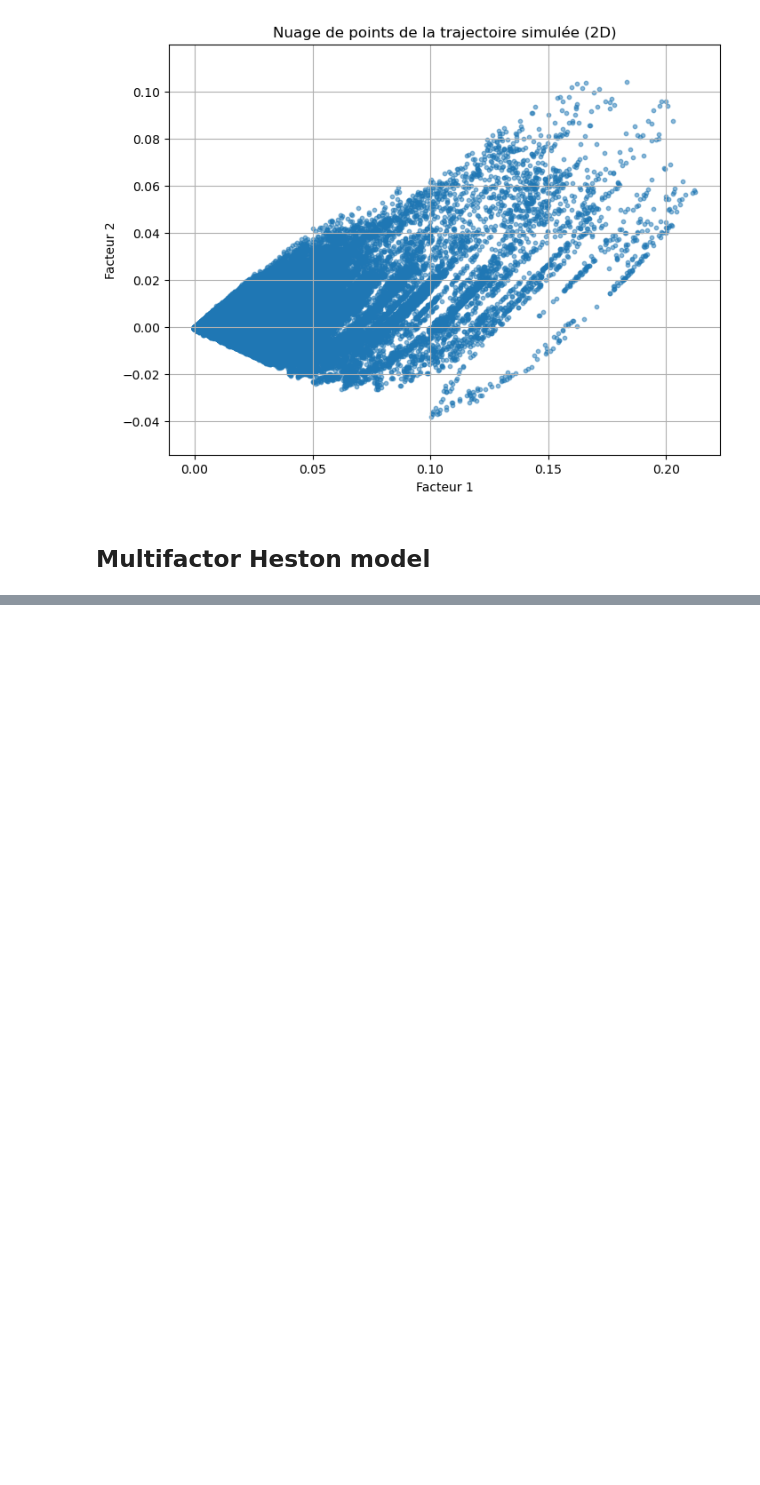
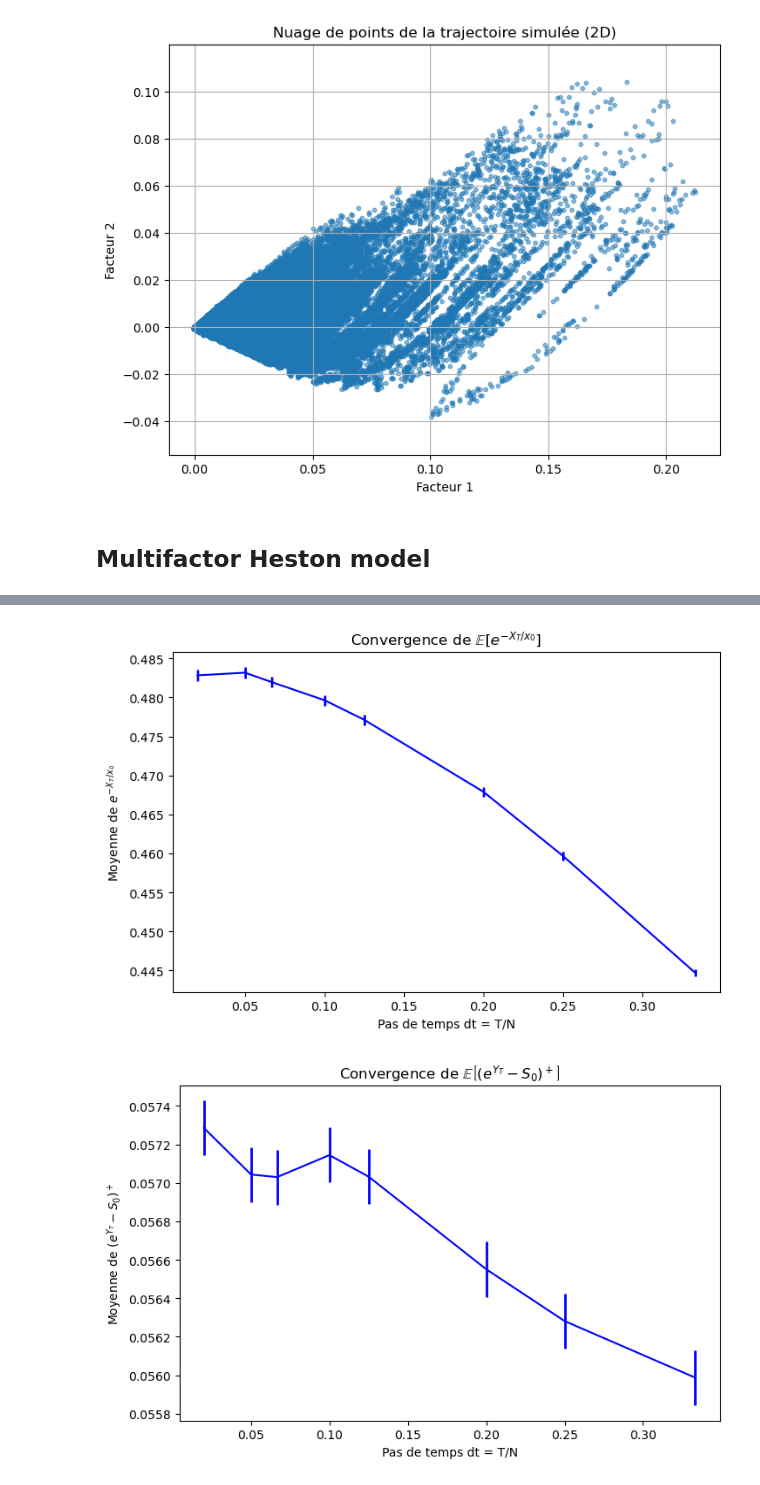
Before and after one commit to maxence2508/stage-cermics, a Jupyter notebook: second-order-schemes-for-multifactor-cir-and-heston-models.ipynb, the cells around one changed output, grey strips where cells are left out. Saved outputs shown, nothing was run; the diff lists cells and outputs as text; code cells hidden in the pictures; blank space fills up the shorter version.

```diff
--- a/second-order-schemes-for-multifactor-cir-and-heston-models.ipynb
+++ b/second-order-schemes-for-multifactor-cir-and-heston-models.ipynb
@@ -578,0 +784,66 @@ plt.show()
+# %%
+T = 1.0       # maturité 1 an
+n_sim = 10**6  # nombre de simulations
+
+N_values = [3, 4, 5, 8, 10, 15, 20, 50]
+
+means_exp_negX = []
+stds_exp_negX = []
+
+means_call = []
+stds_call = []
+
+means_weighted_call = []
+stds_weighted_call = []
+
+for N in N_values:
+    X, Y, S = heston.simulate_path(T, N, n_simulation=n_sim)
+    X_T = X[-1]  # dernière date (shape = (n_sim, dim))
+    y_T = Y[-1]  # log S_T
+
+    # Calcul de x = x0 + sum gamma_j * X_j
+    x_vals = x0 + np.dot(X_T, gamma)
+
+    # 1) e^{-X_T / x0}
+    vals_exp_negX = np.exp(-x_vals / x0)
+    means_exp_negX.append(np.mean(vals_exp_negX))
+    stds_exp_negX.append(np.std(vals_exp_negX))
+
+    # 2) (e^{Y_T} - S0)^+
+    call_payoff = np.maximum(np.exp(y_T) - S0, 0)
+    means_call.append(np.mean(call_payoff))
+    stds_call.append(np.std(call_payoff))
+
+    # 3) (X_T / x0) * (e^{Y_T} - S0)^+
+    weighted_call = (x_vals / x0) * call_payoff
+    means_weighted_call.append(np.mean(weighted_call))
+    stds_weighted_call.append(np.std(weighted_call))
+
+dt_values = T / np.array(N_values)
+
+def plot_with_CI(x, means, stds, ylabel, title):
+    ci = 1.96 * np.array(stds) / np.sqrt(n_sim)
+    plt.figure(figsize=(8, 5))
+    # Pas de points, pas de "caps" horizontaux
+    plt.errorbar(x, means, yerr=ci, fmt='none', ecolor='blue', capsize=0, elinewidth=2)
+    plt.plot(x, means, color='blue')  # trace juste la moyenne en ligne continue
+    plt.xlabel('Pas de temps dt = T/N')
+    plt.ylabel(ylabel)
+    plt.title(title)
+    plt.grid(False)
+    plt.show()
+
+plot_with_CI(dt_values, means_exp_negX, stds_exp_negX,
+             r'Moyenne de $e^{-X_T/x_0}$',
+             r'Convergence de $\mathbb{E}\left[e^{-X_T/x_0}\right]$')
+
+plot_with_CI(dt_values, means_call, stds_call,
+             r'Moyenne de $(e^{Y_T} - S_0)^+$',
+             r'Convergence de $\mathbb{E}\left[(e^{Y_T} - S_0)^+\right]$')
+
+plot_with_CI(dt_values, means_weighted_call, stds_weighted_call,
+             r'Moyenne de $\frac{X_T}{x_0} (e^{Y_T} - S_0)^+$',
+             r'Convergence de $\mathbb{E}\left[\frac{X_T}{x_0}(e^{Y_T} - S_0)^+\right]$')
+# %% [output]
+[figure, added]
+[figure, added]
```
Also changed, not shown: parts of 9 cells of this notebook, 1 other file.
